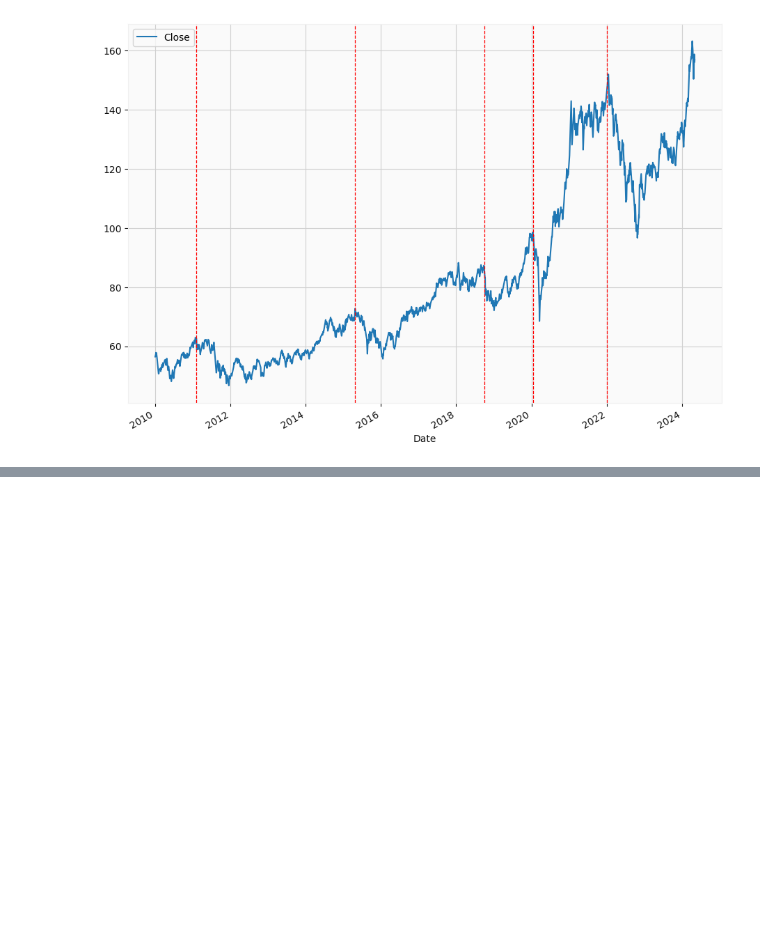
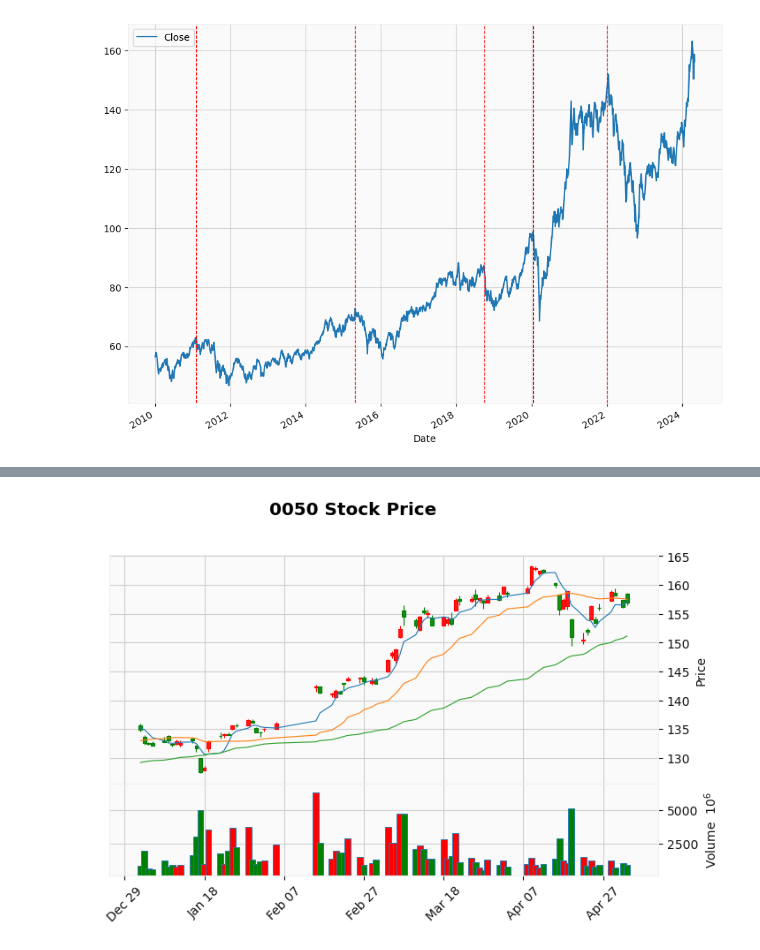
Before and after one commit to Frankie1021/ooschool, a Jupyter notebook: ooschool_project.ipynb, the cells around one changed output, grey strips where cells are left out. Cells and saved outputs as stored; diff of their text form; code cells hidden in the pictures; blank space fills up the shorter version.

```diff
--- a/ooschool_project.ipynb
+++ b/ooschool_project.ipynb
@@ -111,0 +115,14 @@ mpf.plot(df_sub, **kwargs, savefig = '0050_mpfplot.png')
+# %%
+#try: 畫完整的mav
+mav5 = df['Close'].rolling(5).mean()[-78:]
+mav20 = df['Close'].rolling(20).mean()[-78:]
+mav60 = df['Close'].rolling(60).mean()[-78:]
+apmavs = [mpf.make_addplot(mav5, width = 0.8), mpf.make_addplot(mav20, width = 0.8), mpf.make_addplot(mav60, width = 0.8)]
+# %%
+kwargs1 = dict(type = 'candle', volume = True, title = '0050 Stock Price', style = s, figratio = (15,9), figscale = 0.90,
+             show_nontrading = True)
+# %%
+mpf.plot(df_sub, **kwargs1, addplot = apmavs)
+mpf.plot(df_sub, **kwargs1, addplot = apmavs, savefig = '0050_mpfplot1.png')
+# %% [output]
+[figure, added]
```
Also changed, not shown: parts of 5 cells of this notebook.
